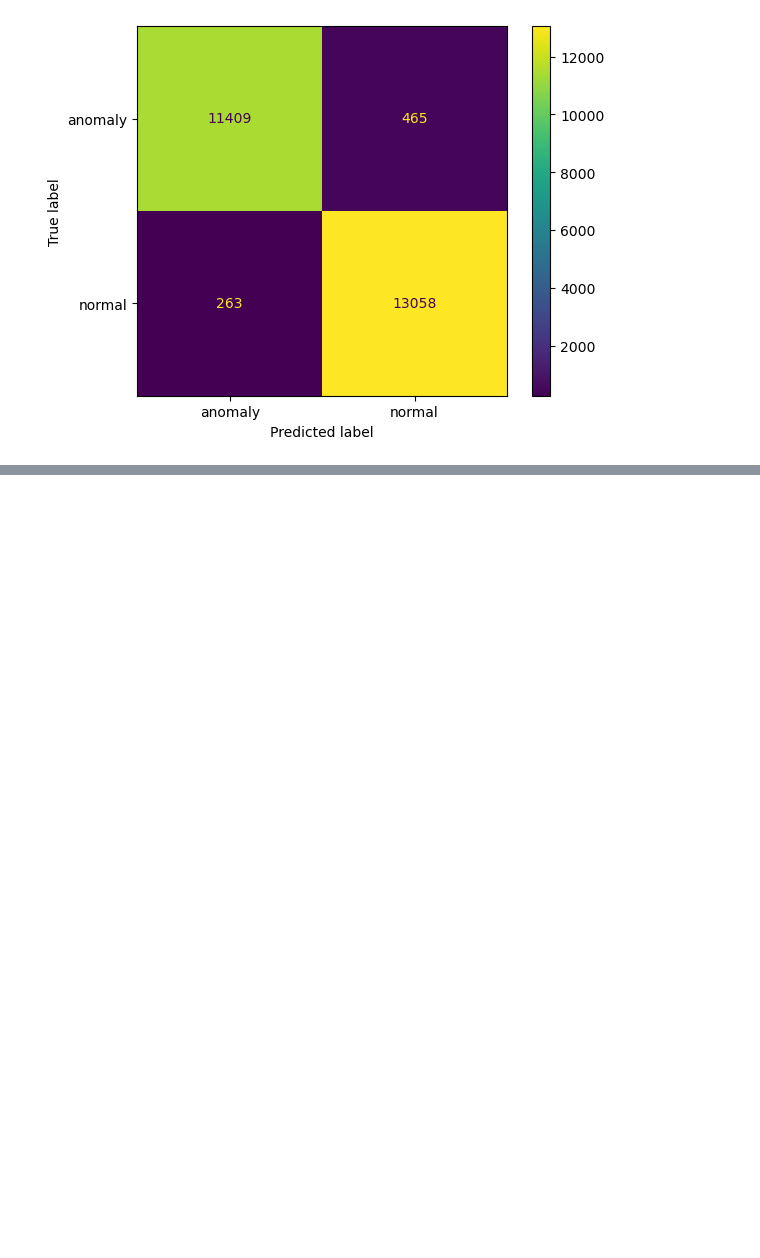
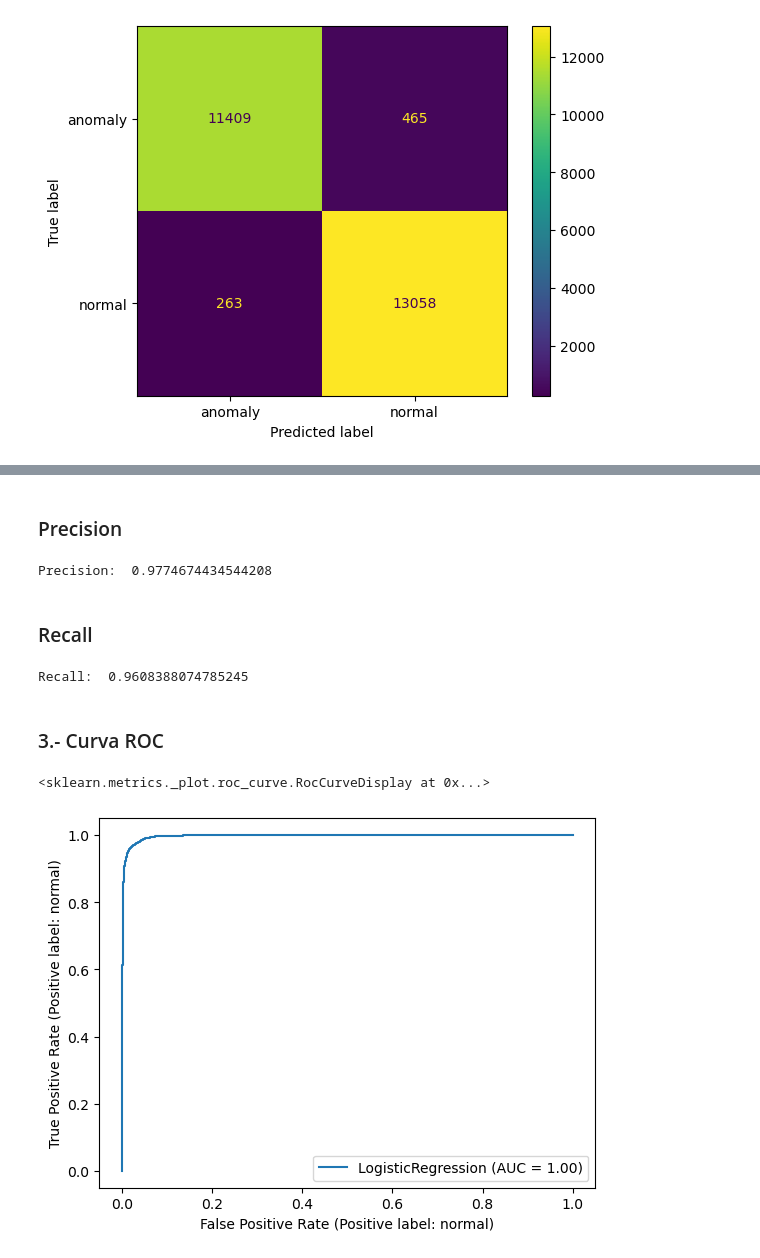
Before and after one commit to itsFDavid/Simulacion, a Jupyter notebook: 10-Evaluacion_de_resultado/10-Evaluacion_de_resultados.ipynb, the cells around one changed output, grey strips where cells are left out. Cells and saved outputs as stored; diff of their text form; code cells hidden in the pictures; blank space fills up the shorter version.

```diff
--- a/10-Evaluacion_de_resultado/10-Evaluacion_de_resultados.ipynb
+++ b/10-Evaluacion_de_resultado/10-Evaluacion_de_resultados.ipynb
@@ -265,0 +272,22 @@ ConfusionMatrixDisplay.from_estimator(clf, X_val_prep, y_val, values_format = '3
+# %% [markdown]
+### Precision
+# %%
+from sklearn.metrics import precision_score
+print("Precision: ", precision_score(y_val, y_pred, pos_label = 'anomaly'))
+# %% [output]
+Precision:  0.9774674434544208
+# %% [markdown]
+### Recall
+# %%
+from sklearn.metrics import recall_score
+print("Recall: ", recall_score(y_val, y_pred, pos_label = 'anomaly'))
+# %% [output]
+Recall:  0.9608388074785245
+# %% [markdown]
+### 3.- Curva ROC
+# %%
+from sklearn.metrics import RocCurveDisplay
+RocCurveDisplay.from_estimator(clf, X_val_prep, y_val)
+# %% [output]
+<sklearn.metrics._plot.roc_curve.RocCurveDisplay at 0x...>
+[figure, added]
```
Also changed, not shown: parts of 8 cells of this notebook.
